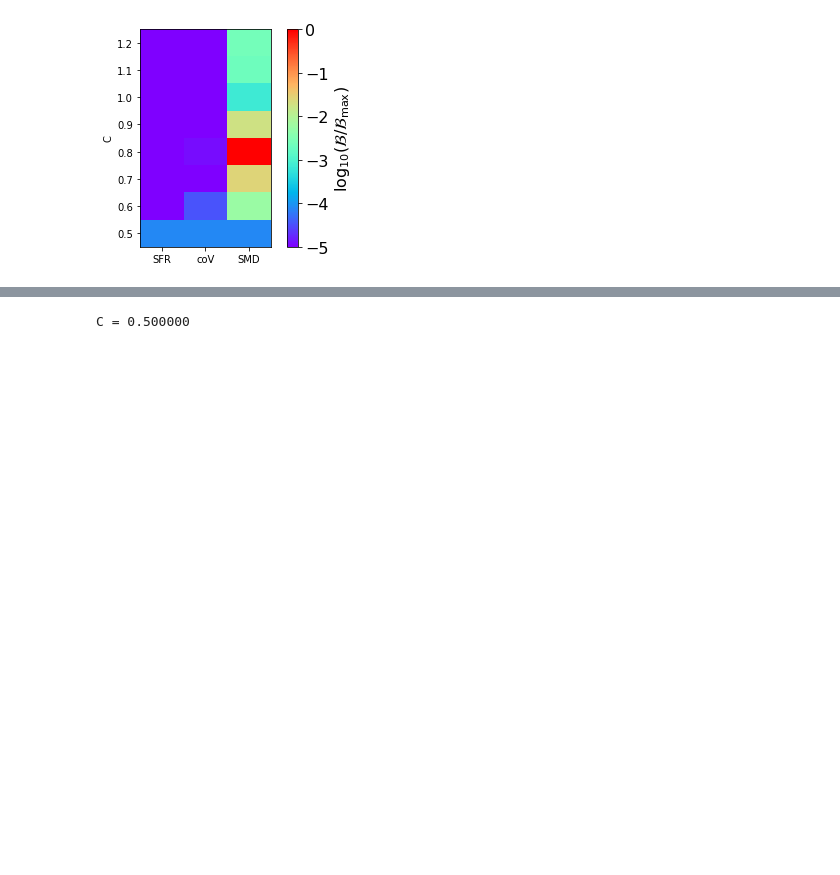
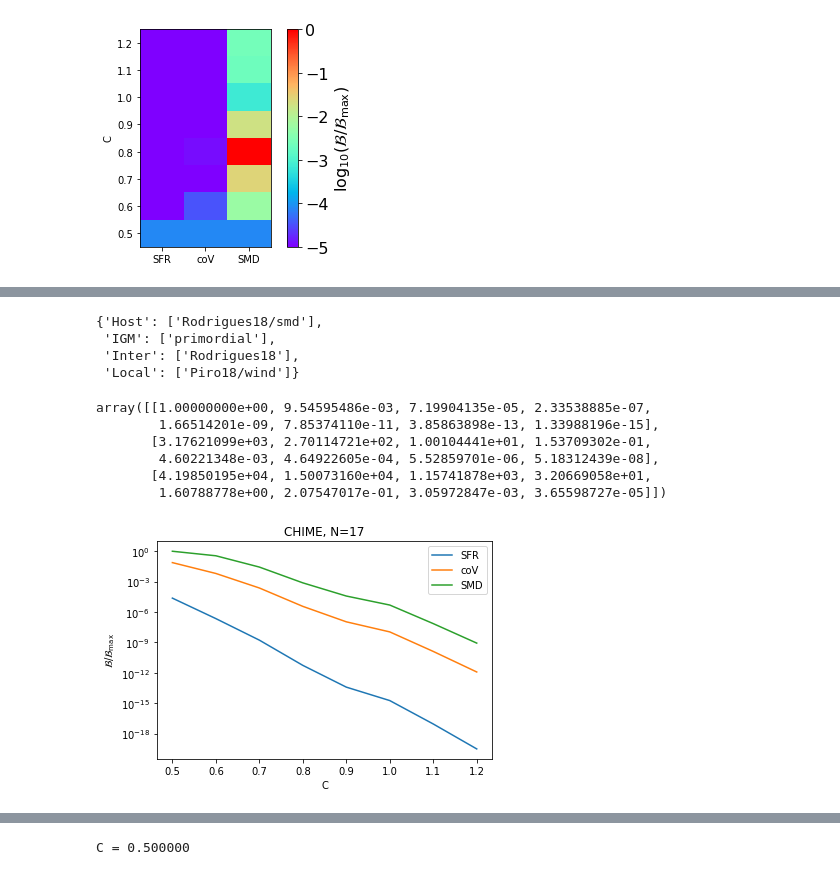
Before and after one commit to FRBs/PreFRBLE, a Jupyter notebook: notebooks/PreFRBLE_BaryonContentInference.ipynb, the cells around one changed output, grey strips where cells are left out. Cells and saved outputs as stored; diff of their text form; code cells hidden in the pictures; blank space fills up the shorter version.

```diff
--- a/notebooks/PreFRBLE_BaryonContentInference.ipynb
+++ b/notebooks/PreFRBLE_BaryonContentInference.ipynb
@@ -421,0 +579,19 @@ NameError: name 'bayes' is not defined
+# %%
+scenario
+# %% [output]
+{'Host': ['Rodrigues18/smd'],
+ 'IGM': ['primordial'],
+ 'Inter': ['Rodrigues18'],
+ 'Local': ['Piro18/wind']}
+# %%
+DMs = [330, 1300, 421, 193, 521, 63, 374, 379, 150, 102, 262, 370, 158, 508, 608, 346, 257, 340]
+
+BayesBaryonContentPopulationTelescope( DMs=DMs[1:], telescope='CHIME', scenario=scenario_IGM, plot=True )
+# %% [output]
+array([[1.00000000e+00, 9.54595486e-03, 7.19904135e-05, 2.33538885e-07,
+        1.66514201e-09, 7.85374110e-11, 3.85863898e-13, 1.33988196e-15],
+       [3.17621099e+03, 2.70114721e+02, 1.00104441e+01, 1.53709302e-01,
+        4.60221348e-03, 4.64922605e-04, 5.52859701e-06, 5.18312439e-08],
+       [4.19850195e+04, 1.50073160e+04, 1.15741878e+03, 3.20669058e+01,
+        1.60788778e+00, 2.07547017e-01, 3.05972847e-03, 3.65598727e-05]])
+[figure, added]
```
Also changed, not shown: parts of 8 cells of this notebook, 4 other files.
